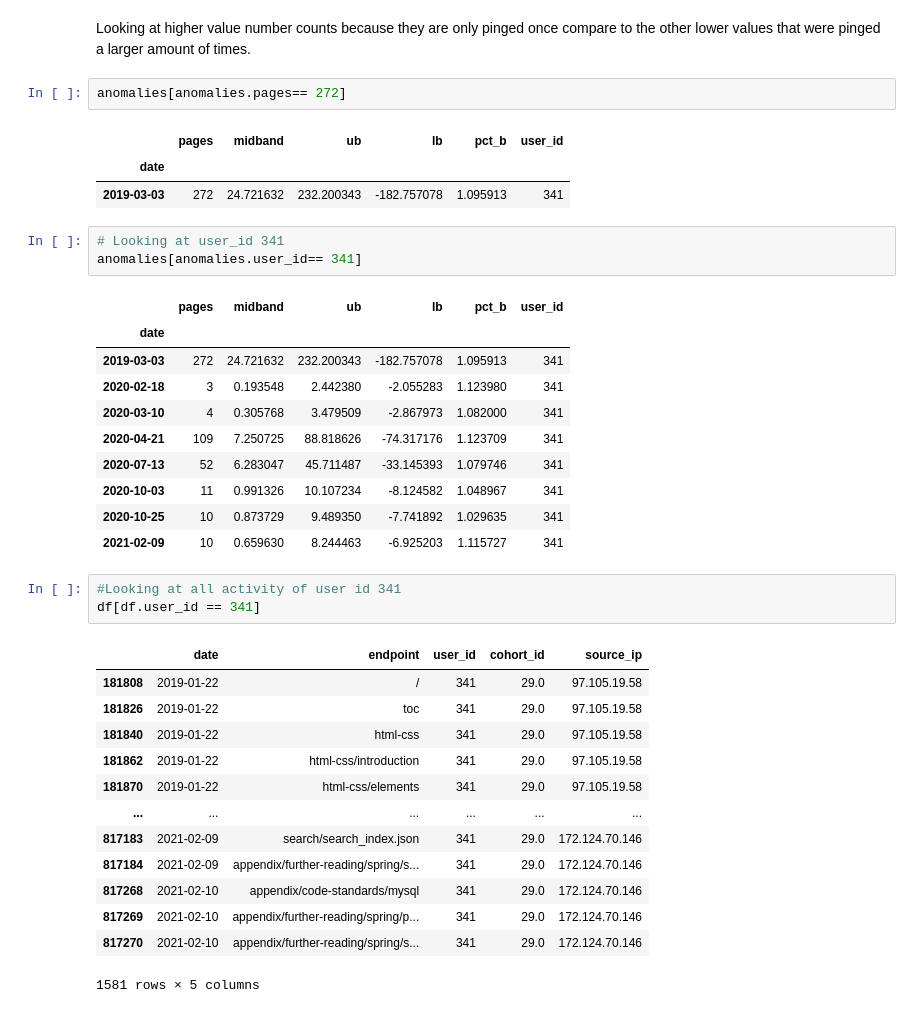
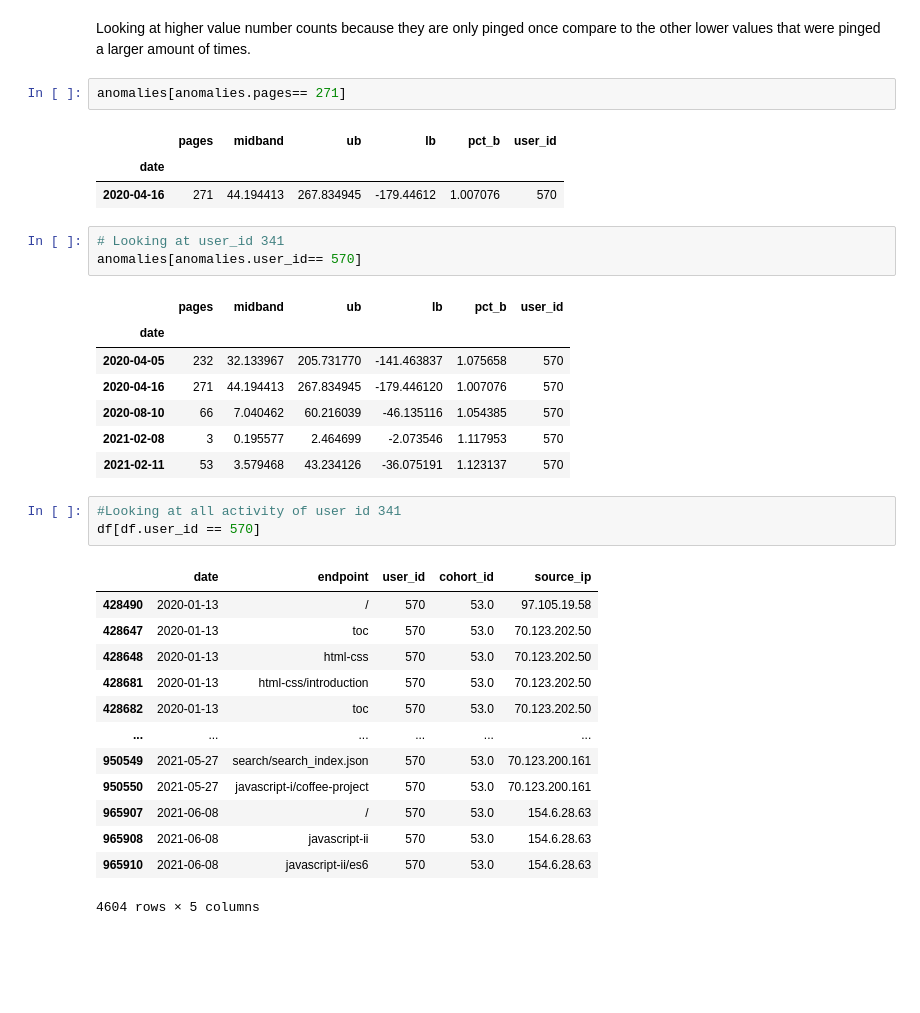
Before and after one commit to LinhQuach13/anomaly-detection-exercises, a Jupyter notebook: time_series_anomaly_detection.ipynb, the cells around one changed output. Saved outputs shown, nothing was run; the diff lists cells and outputs as text; blank space fills up the shorter version.

```diff
--- a/time_series_anomaly_detection.ipynb
+++ b/time_series_anomaly_detection.ipynb
@@ -367,39 +367,36 @@ Name: pages, Length: 144, dtype: int64
 # %% [markdown]
 Looking at higher value number counts because they are only pinged once compare to the other lower values that were pinged a larger amount of times.
 # %%
-anomalies[anomalies.pages== 272]
+anomalies[anomalies.pages== 271]
 # %% [output]
 |  | pages | midband | ub | lb | pct_b | user_id |
 | date |  |  |  |  |  |  |
-| 2019-03-03 | 272 | 24.721632 | 232.200343 | -182.757078 | 1.095913 | 341 |
+| 2020-04-16 | 271 | 44.194413 | 267.834945 | -179.44612 | 1.007076 | 570 |
 # %%
 # Looking at user_id 341
-anomalies[anomalies.user_id== 341]
+anomalies[anomalies.user_id== 570]
 # %% [output]
 |  | pages | midband | ub | lb | pct_b | user_id |
 | date |  |  |  |  |  |  |
-| 2019-03-03 | 272 | 24.721632 | 232.200343 | -182.757078 | 1.095913 | 341 |
-| 2020-02-18 | 3 | 0.193548 | 2.442380 | -2.055283 | 1.123980 | 341 |
-| 2020-03-10 | 4 | 0.305768 | 3.479509 | -2.867973 | 1.082000 | 341 |
-| 2020-04-21 | 109 | 7.250725 | 88.818626 | -74.317176 | 1.123709 | 341 |
-| 2020-07-13 | 52 | 6.283047 | 45.711487 | -33.145393 | 1.079746 | 341 |
-| 2020-10-03 | 11 | 0.991326 | 10.107234 | -8.124582 | 1.048967 | 341 |
-| 2020-10-25 | 10 | 0.873729 | 9.489350 | -7.741892 | 1.029635 | 341 |
-| 2021-02-09 | 10 | 0.659630 | 8.244463 | -6.925203 | 1.115727 | 341 |
+| 2020-04-05 | 232 | 32.133967 | 205.731770 | -141.463837 | 1.075658 | 570 |
+| 2020-04-16 | 271 | 44.194413 | 267.834945 | -179.446120 | 1.007076 | 570 |
+| 2020-08-10 | 66 | 7.040462 | 60.216039 | -46.135116 | 1.054385 | 570 |
+| 2021-02-08 | 3 | 0.195577 | 2.464699 | -2.073546 | 1.117953 | 570 |
+| 2021-02-11 | 53 | 3.579468 | 43.234126 | -36.075191 | 1.123137 | 570 |
 # %%
 #Looking at all activity of user id 341
-df[df.user_id == 341]
+df[df.user_id == 570]
 # %% [output]
 |  | date | endpoint | user_id | cohort_id | source_ip |
-| 181808 | 2019-01-22 | / | 341 | 29.0 | 97.105.19.58 |
-| 181826 | 2019-01-22 | toc | 341 | 29.0 | 97.105.19.58 |
-| 181840 | 2019-01-22 | html-css | 341 | 29.0 | 97.105.19.58 |
-| 181862 | 2019-01-22 | html-css/introduction | 341 | 29.0 | 97.105.19.58 |
-| 181870 | 2019-01-22 | html-css/elements | 341 | 29.0 | 97.105.19.58 |
+| 428490 | 2020-01-13 | / | 570 | 53.0 | 97.105.19.58 |
+| 428647 | 2020-01-13 | toc | 570 | 53.0 | 70.123.202.50 |
+| 428648 | 2020-01-13 | html-css | 570 | 53.0 | 70.123.202.50 |
+| 428681 | 2020-01-13 | html-css/introduction | 570 | 53.0 | 70.123.202.50 |
+| 428682 | 2020-01-13 | toc | 570 | 53.0 | 70.123.202.50 |
 | ... | ... | ... | ... | ... | ... |
-| 817183 | 2021-02-09 | search/search_index.json | 341 | 29.0 | 172.124.70.146 |
-| 817184 | 2021-02-09 | appendix/further-reading/spring/s... | 341 | 29.0 | 172.124.70.146 |
-| 817268 | 2021-02-10 | appendix/code-standards/mysql | 341 | 29.0 | 172.124.70.146 |
-| 817269 | 2021-02-10 | appendix/further-reading/spring/p... | 341 | 29.0 | 172.124.70.146 |
-| 817270 | 2021-02-10 | appendix/further-reading/spring/s... | 341 | 29.0 | 172.124.70.146 |
+| 950549 | 2021-05-27 | search/search_index.json | 570 | 53.0 | 70.123.200.161 |
+| 950550 | 2021-05-27 | javascript-i/coffee-project | 570 | 53.0 | 70.123.200.161 |
+| 965907 | 2021-06-08 | / | 570 | 53.0 | 154.6.28.63 |
+| 965908 | 2021-06-08 | javascript-ii | 570 | 53.0 | 154.6.28.63 |
+| 965910 | 2021-06-08 | javascript-ii/es6 | 570 | 53.0 | 154.6.28.63 |
-1581 rows × 5 columns
+4604 rows × 5 columns
```
